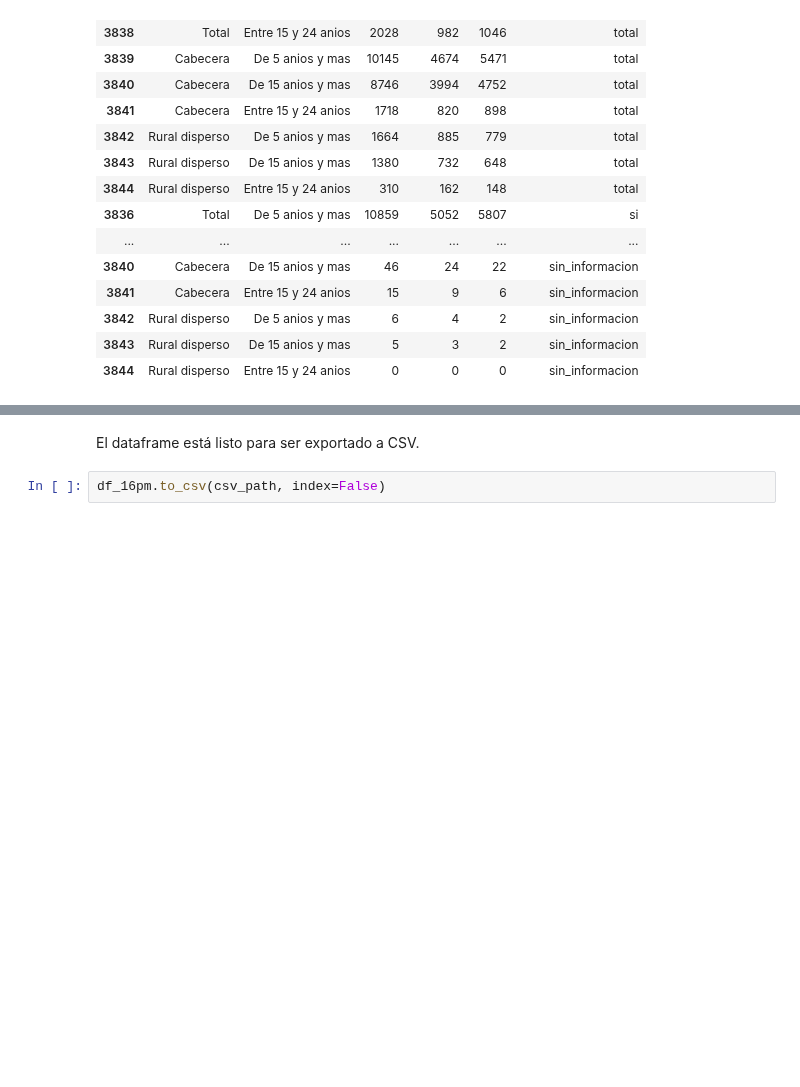
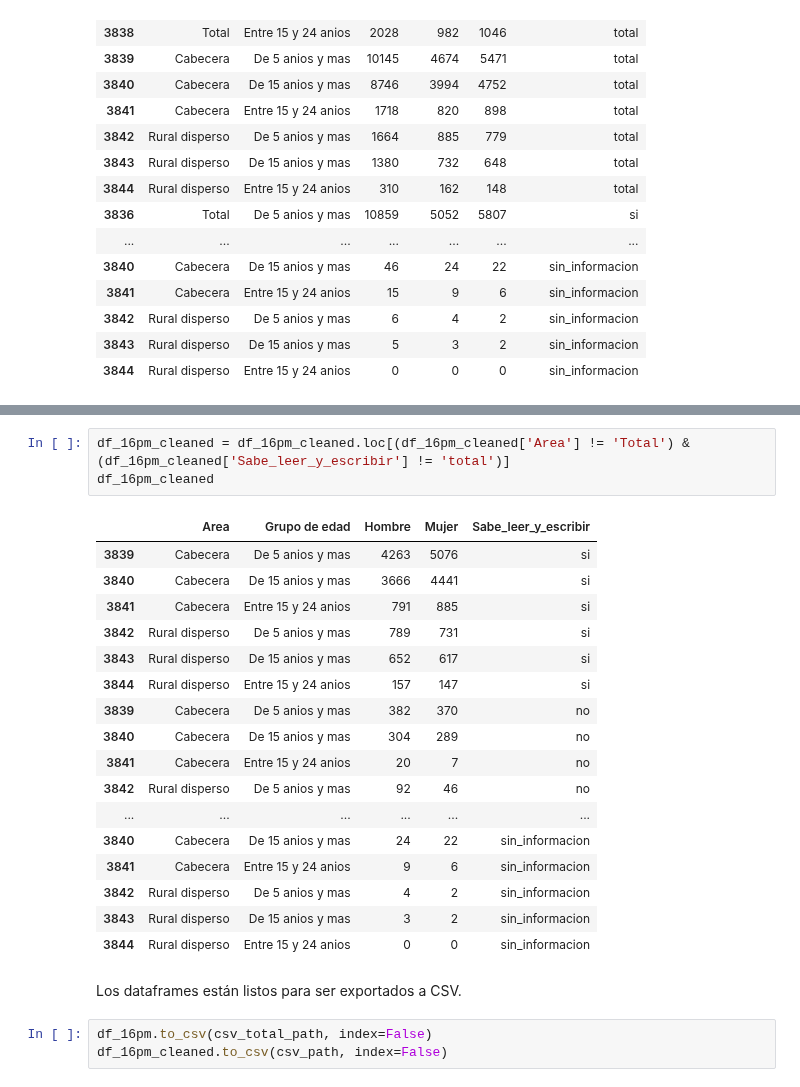
Before and after one commit to Schiavi13/Censo-Viterbo-Caldas-2018, a Jupyter notebook: source_to_csv_16pm.ipynb, the cells around one changed output, grey strips where cells are left out. Cells and saved outputs as stored; diff of their text form; blank space fills up the shorter version.

```diff
--- a/source_to_csv_16pm.ipynb
+++ b/source_to_csv_16pm.ipynb
@@ -189,4 +215,26 @@ df_16pm
+# %%
+df_16pm_cleaned = df_16pm_cleaned.loc[(df_16pm_cleaned['Area'] != 'Total') & (df_16pm_cleaned['Sabe_leer_y_escribir'] != 'total')]
+df_16pm_cleaned
+# %% [output]
+|  | Area | Grupo de edad | Hombre | Mujer | Sabe_leer_y_escribir |
+| 3839 | Cabecera | De 5 anios y mas | 4263 | 5076 | si |
+| 3840 | Cabecera | De 15 anios y mas | 3666 | 4441 | si |
+| 3841 | Cabecera | Entre 15 y 24 anios | 791 | 885 | si |
+| 3842 | Rural disperso | De 5 anios y mas | 789 | 731 | si |
+| 3843 | Rural disperso | De 15 anios y mas | 652 | 617 | si |
+| 3844 | Rural disperso | Entre 15 y 24 anios | 157 | 147 | si |
+| 3839 | Cabecera | De 5 anios y mas | 382 | 370 | no |
+| 3840 | Cabecera | De 15 anios y mas | 304 | 289 | no |
+| 3841 | Cabecera | Entre 15 y 24 anios | 20 | 7 | no |
+| 3842 | Rural disperso | De 5 anios y mas | 92 | 46 | no |
+| ... | ... | ... | ... | ... | ... |
+| 3840 | Cabecera | De 15 anios y mas | 24 | 22 | sin_informacion |
+| 3841 | Cabecera | Entre 15 y 24 anios | 9 | 6 | sin_informacion |
+| 3842 | Rural disperso | De 5 anios y mas | 4 | 2 | sin_informacion |
+| 3843 | Rural disperso | De 15 anios y mas | 3 | 2 | sin_informacion |
+| 3844 | Rural disperso | Entre 15 y 24 anios | 0 | 0 | sin_informacion |
 # %% [markdown]
-El dataframe está listo para ser exportado a CSV.
+Los dataframes están listos para ser exportados a CSV.
 # %%
-df_16pm.to_csv(csv_path, index=False)
+df_16pm.to_csv(csv_total_path, index=False)
+df_16pm_cleaned.to_csv(csv_path, index=False)
```
Also changed, not shown: parts of 3 cells of this notebook.
